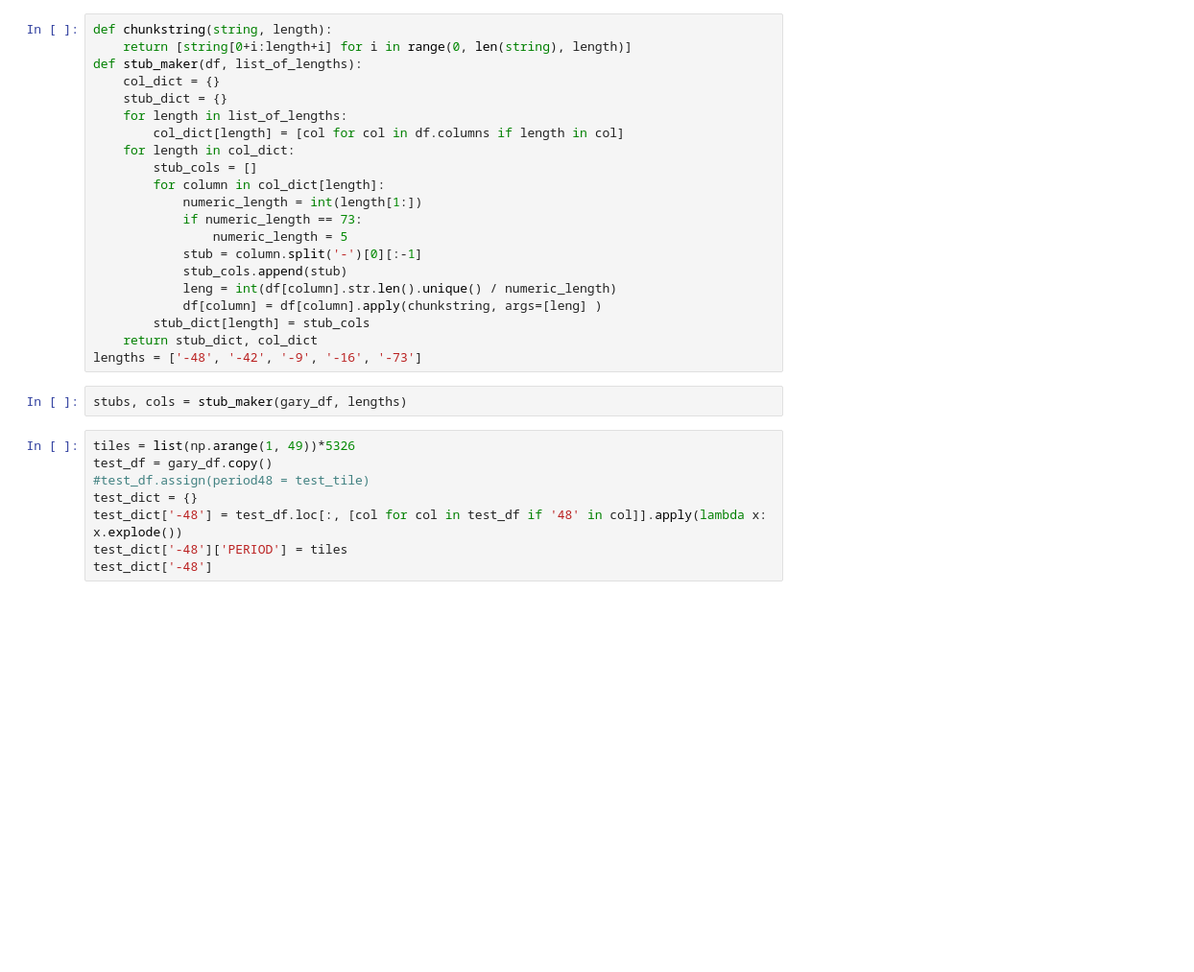
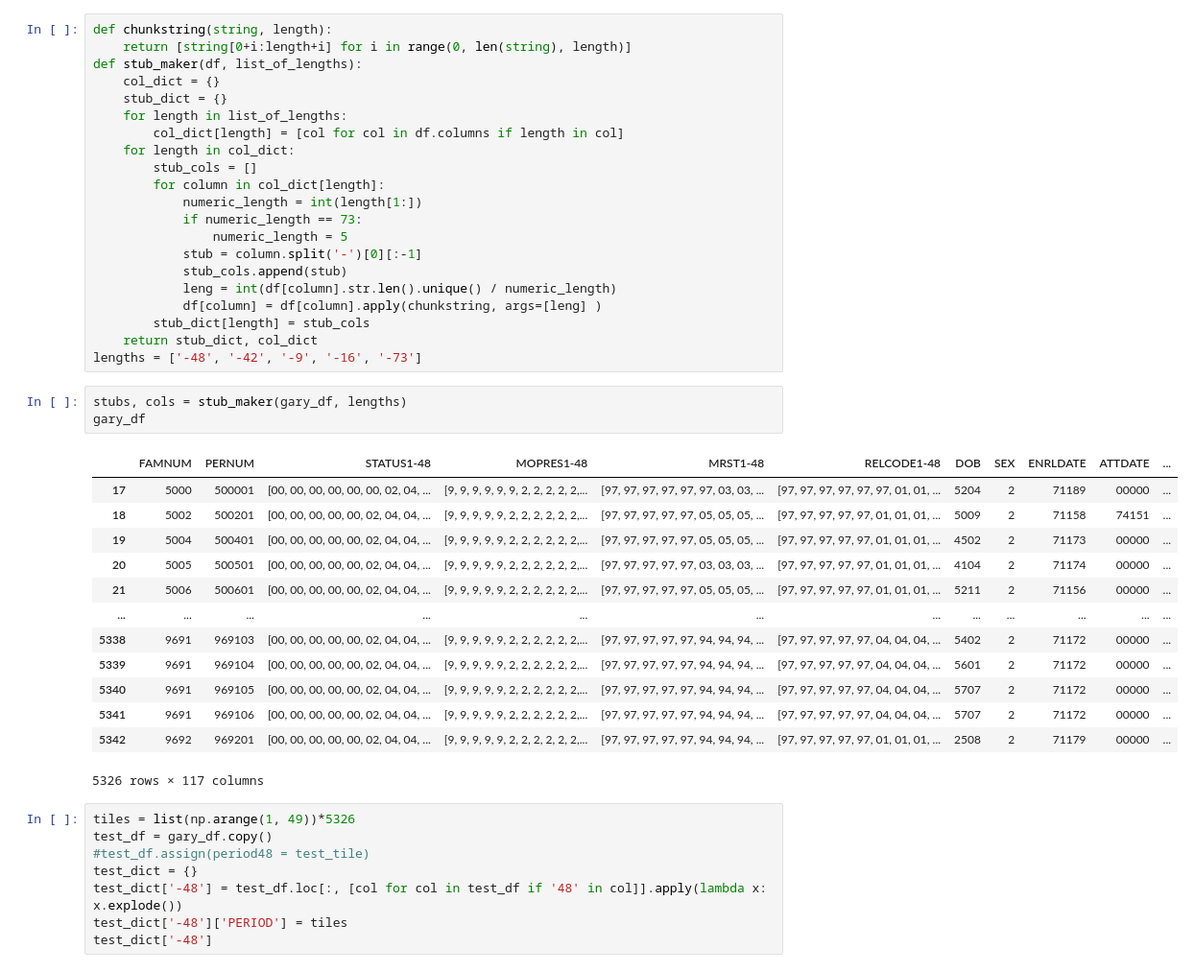
Before and after one commit to luke-swans0n/NIT, a Jupyter notebook: notebooks/NIT_CAPSTONE.ipynb, the cells around one changed output. Shown at 96% size. Drawn from its saved outputs; the diff is of its cells as text; blank space fills up the shorter version.

```diff
--- a/notebooks/NIT_CAPSTONE.ipynb
+++ b/notebooks/NIT_CAPSTONE.ipynb
@@ -39,6 +40,21 @@ def stub_maker(df, list_of_lengths):
 lengths = ['-48', '-42', '-9', '-16', '-73']
 # %%
 stubs, cols = stub_maker(gary_df, lengths)
+gary_df
+# %% [output]
+|  | FAMNUM | PERNUM | STATUS1-48 | MOPRES1-48 | MRST1-48 | RELCODE1-48 | DOB | SEX | ENRLDATE | ATTDATE | ... |
+| 17 | 5000 | 500001 | [00, 00, 00, 00, 00, 00, 02, 04, ... | [9, 9, 9, 9, 9, 9, 2, 2, 2, 2, 2,... | [97, 97, 97, 97, 97, 97, 03, 03, ... | [97, 97, 97, 97, 97, 97, 01, 01, ... | 5204 | 2 | 71189 | 00000 | ... |
+| 18 | 5002 | 500201 | [00, 00, 00, 00, 00, 02, 04, 04, ... | [9, 9, 9, 9, 9, 2, 2, 2, 2, 2, 2,... | [97, 97, 97, 97, 97, 05, 05, 05, ... | [97, 97, 97, 97, 97, 01, 01, 01, ... | 5009 | 2 | 71158 | 74151 | ... |
+| 19 | 5004 | 500401 | [00, 00, 00, 00, 00, 02, 04, 04, ... | [9, 9, 9, 9, 9, 2, 2, 2, 2, 2, 2,... | [97, 97, 97, 97, 97, 05, 05, 05, ... | [97, 97, 97, 97, 97, 01, 01, 01, ... | 4502 | 2 | 71173 | 00000 | ... |
+| 20 | 5005 | 500501 | [00, 00, 00, 00, 00, 02, 04, 04, ... | [9, 9, 9, 9, 9, 2, 2, 2, 2, 2, 2,... | [97, 97, 97, 97, 97, 03, 03, 03, ... | [97, 97, 97, 97, 97, 01, 01, 01, ... | 4104 | 2 | 71174 | 00000 | ... |
+| 21 | 5006 | 500601 | [00, 00, 00, 00, 00, 02, 04, 04, ... | [9, 9, 9, 9, 9, 2, 2, 2, 2, 2, 2,... | [97, 97, 97, 97, 97, 05, 05, 05, ... | [97, 97, 97, 97, 97, 01, 01, 01, ... | 5211 | 2 | 71156 | 00000 | ... |
+| ... | ... | ... | ... | ... | ... | ... | ... | ... | ... | ... | ... |
+| 5338 | 9691 | 969103 | [00, 00, 00, 00, 00, 02, 04, 04, ... | [9, 9, 9, 9, 9, 2, 2, 2, 2, 2, 2,... | [97, 97, 97, 97, 97, 94, 94, 94, ... | [97, 97, 97, 97, 97, 04, 04, 04, ... | 5402 | 2 | 71172 | 00000 | ... |
+| 5339 | 9691 | 969104 | [00, 00, 00, 00, 00, 02, 04, 04, ... | [9, 9, 9, 9, 9, 2, 2, 2, 2, 2, 2,... | [97, 97, 97, 97, 97, 94, 94, 94, ... | [97, 97, 97, 97, 97, 04, 04, 04, ... | 5601 | 2 | 71172 | 00000 | ... |
+| 5340 | 9691 | 969105 | [00, 00, 00, 00, 00, 02, 04, 04, ... | [9, 9, 9, 9, 9, 2, 2, 2, 2, 2, 2,... | [97, 97, 97, 97, 97, 94, 94, 94, ... | [97, 97, 97, 97, 97, 04, 04, 04, ... | 5707 | 2 | 71172 | 00000 | ... |
+| 5341 | 9691 | 969106 | [00, 00, 00, 00, 00, 02, 04, 04, ... | [9, 9, 9, 9, 9, 2, 2, 2, 2, 2, 2,... | [97, 97, 97, 97, 97, 94, 94, 94, ... | [97, 97, 97, 97, 97, 04, 04, 04, ... | 5707 | 2 | 71172 | 00000 | ... |
+| 5342 | 9692 | 969201 | [00, 00, 00, 00, 00, 02, 04, 04, ... | [9, 9, 9, 9, 9, 2, 2, 2, 2, 2, 2,... | [97, 97, 97, 97, 97, 94, 94, 94, ... | [97, 97, 97, 97, 97, 01, 01, 01, ... | 2508 | 2 | 71179 | 00000 | ... |
+5326 rows × 117 columns
 # %%
 tiles = list(np.arange(1, 49))*5326
 test_df = gary_df.copy()
```
Also changed, not shown: parts of 2 cells of this notebook, 4 other files.
